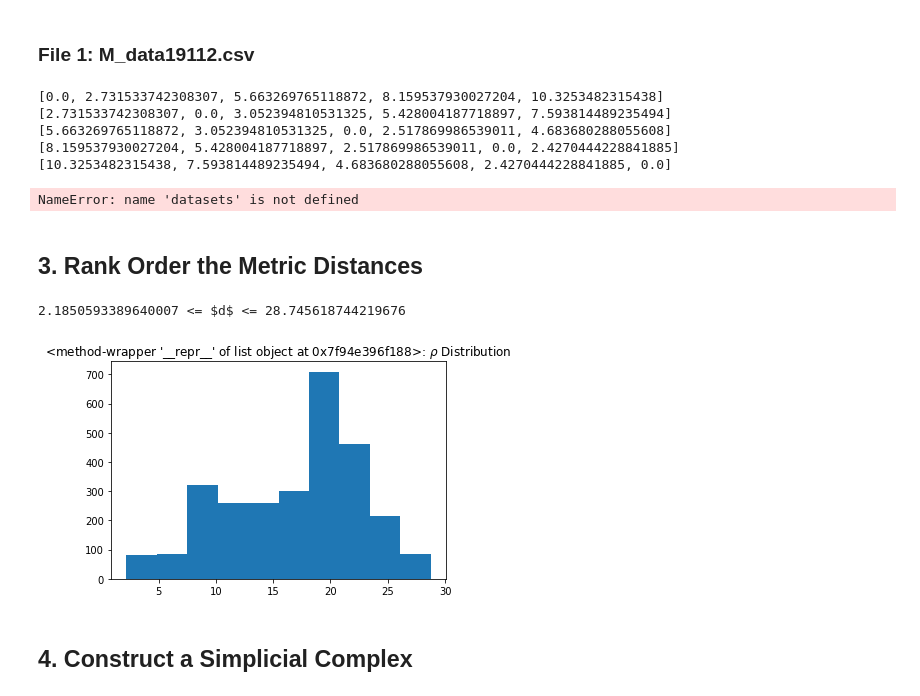
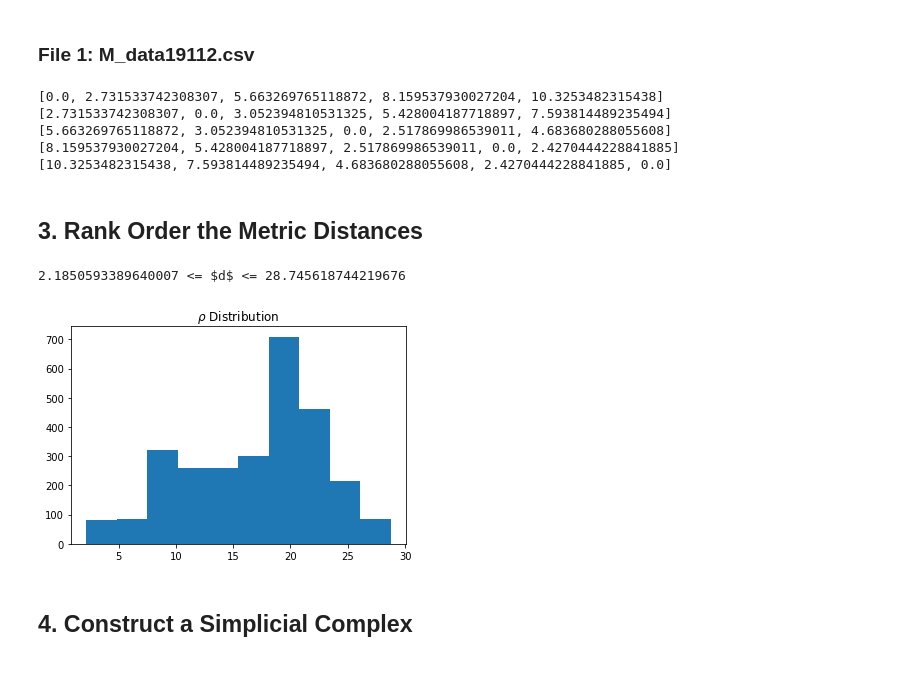
Before and after one commit to BVanDeWater/625.687, a Jupyter notebook: Notebooks/Homework12.ipynb, the cells around one changed output. Cells and saved outputs as stored; diff of their text form; code cells hidden in the pictures.

```diff
--- a/Notebooks/Homework12.ipynb
+++ b/Notebooks/Homework12.ipynb
@@ -49,10 +49,10 @@ datasets = {}
 for fname in glob('../data/*.csv'):
     _id = fname.split('/')[-1].split('.')[0].split('data')[-1]
     df = pd.read_csv(fname, names=['r']+[f'f{i}' for i in range(1,11)], index_col=0)
-    files[_id] = {'data': df}
+    datasets[_id] = {'data': df}
 # %%
-for df in files:
-    print(files[df].head())
+for df in datasets:
+    print(datasets[df]['data'].head())
 # %% [output]
          f1        f2        f3        f4        f5        f6        f7  \
 r
@@ -94,33 +94,32 @@ def create_distance_matrix(df, verbose=False):
 # %% [markdown]
 ### File 1: M_data19112.csv
 # %%
-datasets['19112']['dmatrix'] = create_distance_matrix(files['M_data19112.csv'], verbose=True)
+datasets['19112']['dmatrix'] = create_distance_matrix(datasets['19112']['data'], verbose=True)
 # %% [output]
 [0.0, 2.731533742308307, 5.663269765118872, 8.159537930027204, 10.3253482315438]
 [2.731533742308307, 0.0, 3.052394810531325, 5.428004187718897, 7.593814489235494]
 [5.663269765118872, 3.052394810531325, 0.0, 2.517869986539011, 4.683680288055608]
 [8.159537930027204, 5.428004187718897, 2.517869986539011, 0.0, 2.4270444228841885]
 [10.3253482315438, 7.593814489235494, 4.683680288055608, 2.4270444228841885, 0.0]
-NameError: name 'datasets' is not defined
 # %% [markdown]
 ## 3. Rank Order the Metric Distances
 # %%
 def describe_dmatrix(dmatrix, plot=True):
     distances = []
     for r, row in enumerate(dmatrix):
         for c, col in enumerate(row[r+1:]):
             distances.append(col)
 
     print(f"{min(distances)} <= $d$ <= {max(distances)}")
     if plot:
-        plt.title(r"{}: $\rho$ Distribution".format())
+        plt.title(r"$\rho$ Distribution")
         plt.hist(distances)
         plt.show()
 
-describe_dmatrix(dmatrix_19112)
+describe_dmatrix(datasets['19112']['dmatrix'])
 # %% [output]
 2.1850593389640007 <= $d$ <= 28.745618744219676
-[figure, old version]
+[figure, new version]
 # %% [markdown]
 ## 4. Construct a Simplicial Complex
 # %% [markdown]
```
